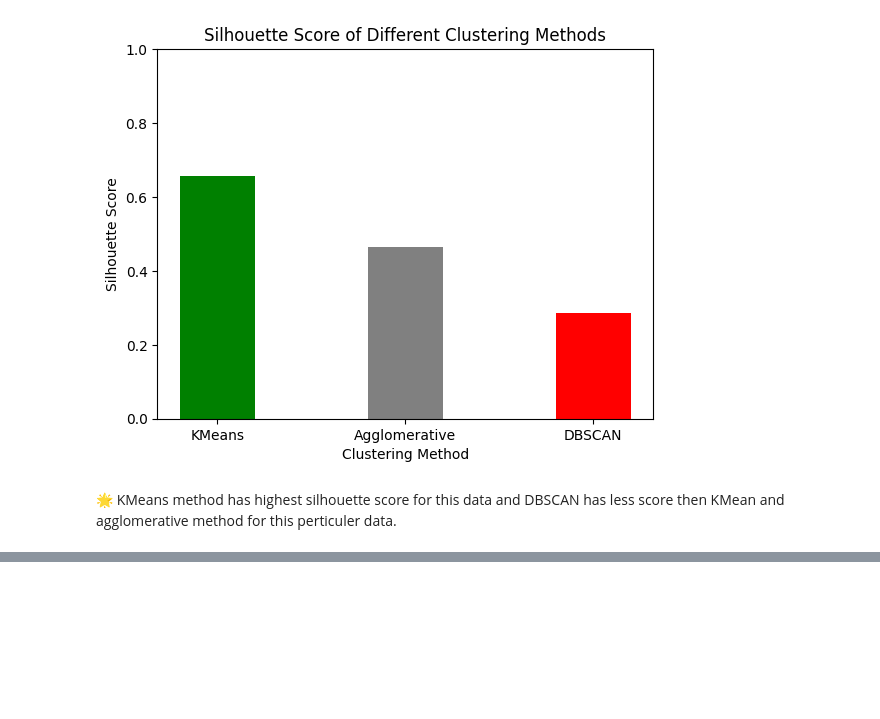
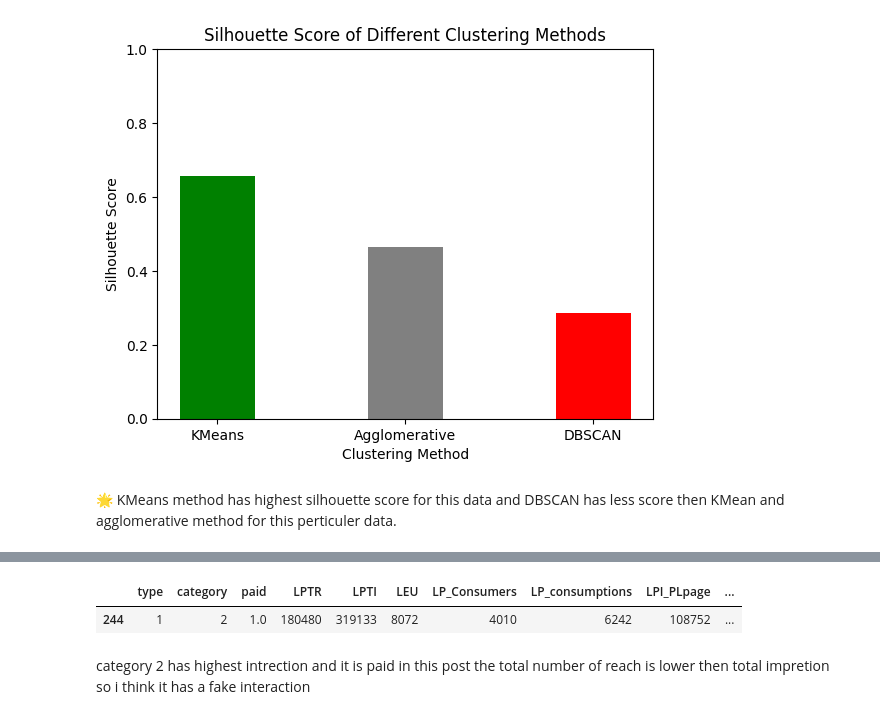
Before and after one commit to jemilnasit/EDA-On-Facebook-Page, a Jupyter notebook: notebook.ipynb, the cells around one changed output, grey strips where cells are left out. Saved outputs shown, nothing was run; the diff lists cells and outputs as text; code cells hidden in the pictures; blank space fills up the shorter version.

```diff
--- a/notebook.ipynb
+++ b/notebook.ipynb
@@ -441,0 +445,7 @@ plt.show()
+# %%
+df[df['TI'] == df['TI'].max()]
+# %% [output]
+|  | type | category | paid | LPTR | LPTI | LEU | LP_Consumers | LP_consumptions | LPI_PLpage | ... |
+| 244 | 1 | 2 | 1.0 | 180480 | 319133 | 8072 | 4010 | 6242 | 108752 | ... |
+# %% [markdown]
+category 2 has highest intrection and it is paid in this post the total number of reach is lower then total impretion so i think it has a fake interaction
```
Also changed, not shown: parts of 1 cell of this notebook.
